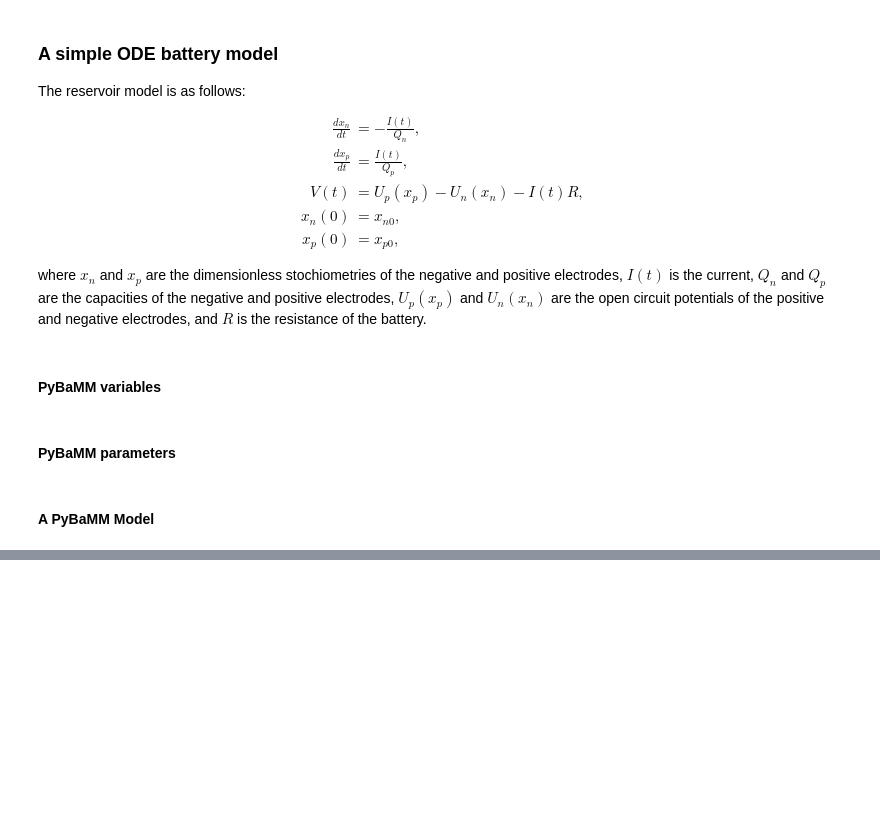
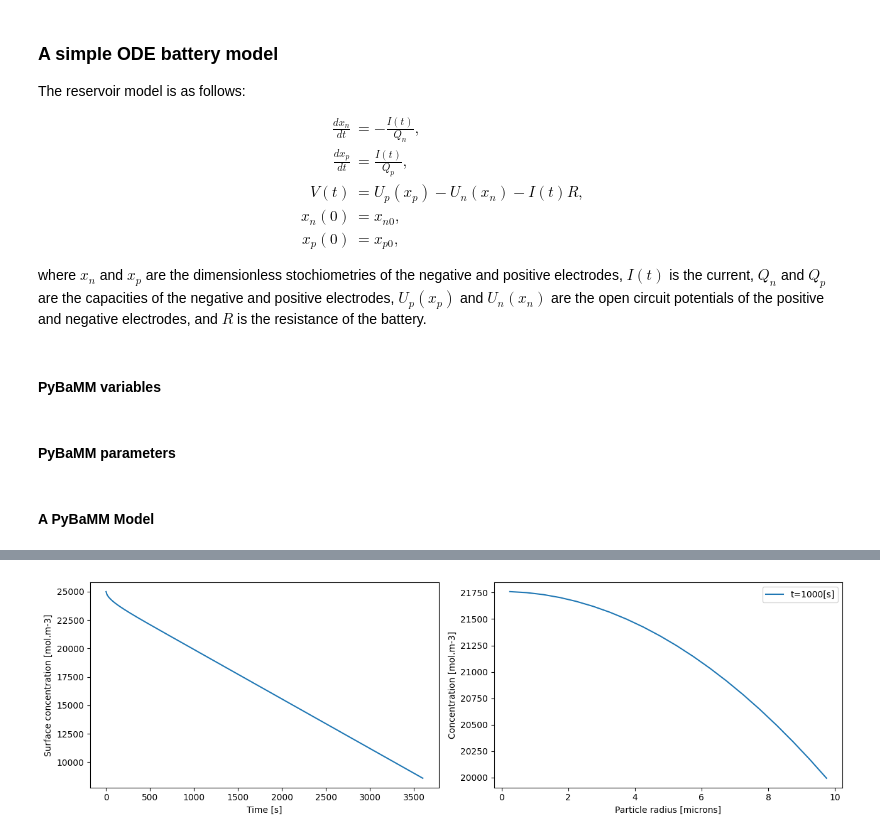
Before and after one commit to FW-Coding/FUSE-Internship-2024, a Jupyter notebook: PyBaMM training.ipynb, the cells around one changed output, grey strips where cells are left out. Cells and saved outputs as stored; diff of their text form; code cells hidden in the pictures; blank space fills up the shorter version.

```diff
--- a/PyBaMM training.ipynb
+++ b/PyBaMM training.ipynb
@@ -661,0 +891,88 @@ model.rhs[x_n].visualise("x_n_rhs.png")
+# %%
+import pybamm
+import numpy as np
+import matplotlib.pyplot as plt
+
+model = pybamm.BaseModel()
+
+# define parameters
+R = pybamm.Parameter("Particle radius [m]")
+D = pybamm.Parameter("Diffusion coefficient [m2.s-1]")
+j = pybamm.Parameter("Interfacial current density [A.m-2]")
+F = pybamm.Parameter("Faraday constant [C.mol-1]")
+c0 = pybamm.Parameter("Initial concentration [mol.m-3]")
+
+# define variable
+c = pybamm.Variable("Concentration [mol.m-3]", domain="negative particle")
+
+# governing equations
+N = -D * pybamm.grad(c)  # flux
+dcdt = -pybamm.div(N)
+model.rhs = {c: dcdt}
+
+# boundary conditions
+lbc = pybamm.Scalar(0)
+rbc = -j / F / D
+model.boundary_conditions = {c: {"left": (lbc, "Neumann"), "right": (rbc, "Neumann")}}
+
+# initial conditions
+model.initial_conditions = {c: c0}
+
+model.variables = {
+    "Concentration [mol.m-3]": c,
+    "Surface concentration [mol.m-3]": pybamm.surf(c),
+    "Flux [mol.m-2.s-1]": N,
+}
+
+param = pybamm.ParameterValues(
+    {
+        "Particle radius [m]": 10e-6,
+        "Diffusion coefficient [m2.s-1]": 3.9e-14,
+        "Interfacial current density [A.m-2]": 1.4,
+        "Faraday constant [C.mol-1]": 96485,
+        "Initial concentration [mol.m-3]": 2.5e4,
+    }
+)
+
+r = pybamm.SpatialVariable("r", domain=["negative particle"], coord_sys="spherical polar")
+geometry = {"negative particle": {r: {"min": pybamm.Scalar(0), "max": R}}}
+
+param.process_model(model)
+param.process_geometry(geometry)
+
+submesh_types = {"negative particle": pybamm.Uniform1DSubMesh}
+var_pts = {r: 20}
+mesh = pybamm.Mesh(geometry, submesh_types, var_pts)
+
+spatial_methods = {"negative particle": pybamm.FiniteVolume()}
+disc = pybamm.Discretisation(mesh, spatial_methods)
+disc.process_model(model)
+
+# solve
+solver = pybamm.ScipySolver()
+t = np.linspace(0, 3600, 600)
+solution = solver.solve(model, t)
+
+# post-process, so that the solution can be called at any time t or space r
+# (using interpolation)
+c = solution["Concentration [mol.m-3]"]
+c_surf = solution["Surface concentration [mol.m-3]"]
+
+# plot
+fig, (ax1, ax2) = plt.subplots(1, 2, figsize=(13, 4))
+
+ax1.plot(solution.t, c_surf(solution.t))
+ax1.set_xlabel("Time [s]")
+ax1.set_ylabel("Surface concentration [mol.m-3]")
+
+r = mesh["negative particle"].nodes # radial position
+time = 1000  # time in seconds
+ax2.plot(r * 1e6, c(t=time, r=r), label="t={}[s]".format(time))
+ax2.set_xlabel("Particle radius [microns]")
+ax2.set_ylabel("Concentration [mol.m-3]")
+ax2.legend()
+
+plt.tight_layout()
+plt.show()
+# %% [output]
+[figure, added]
```
Also changed, not shown: parts of 25 cells of this notebook, 1 other file.
